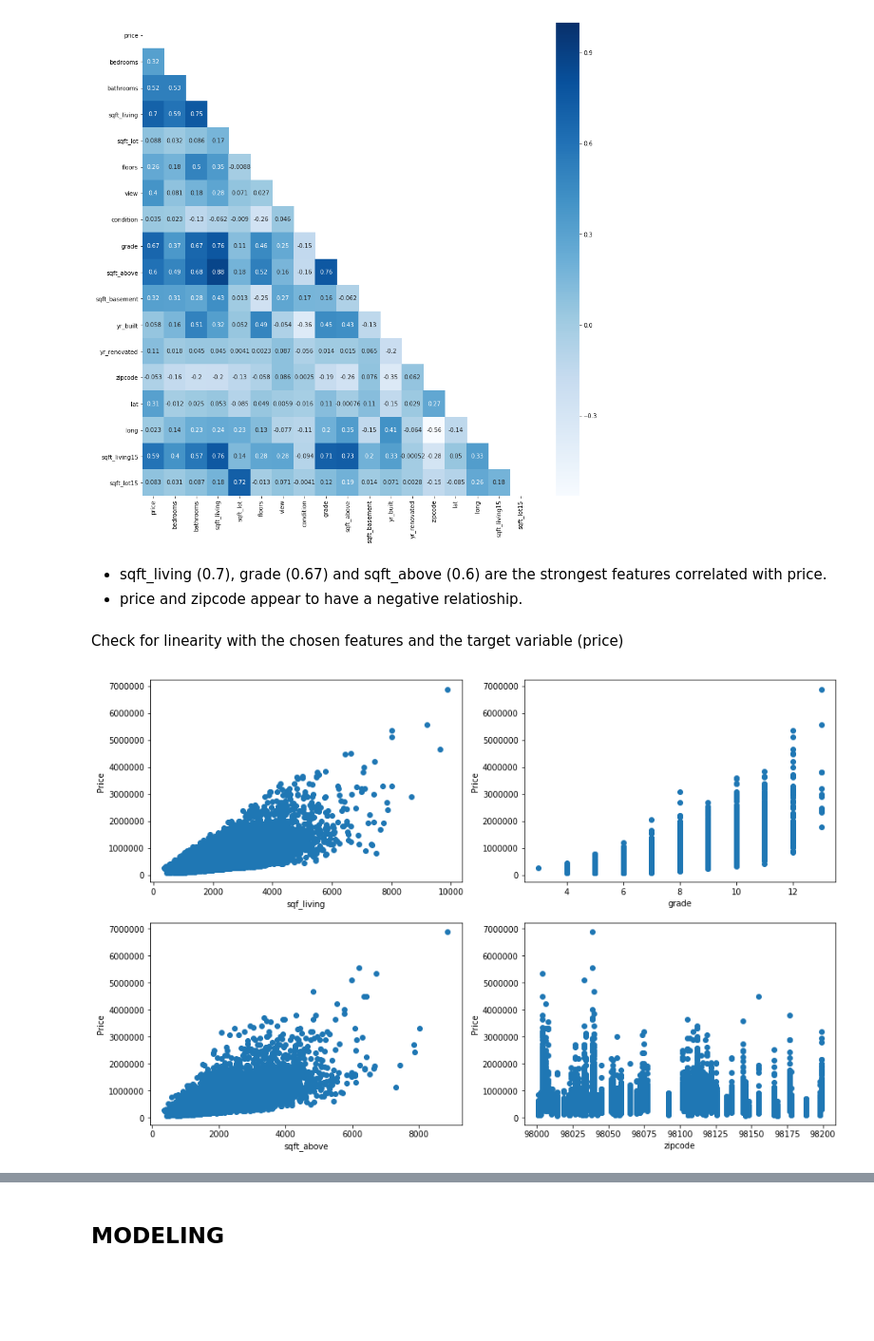
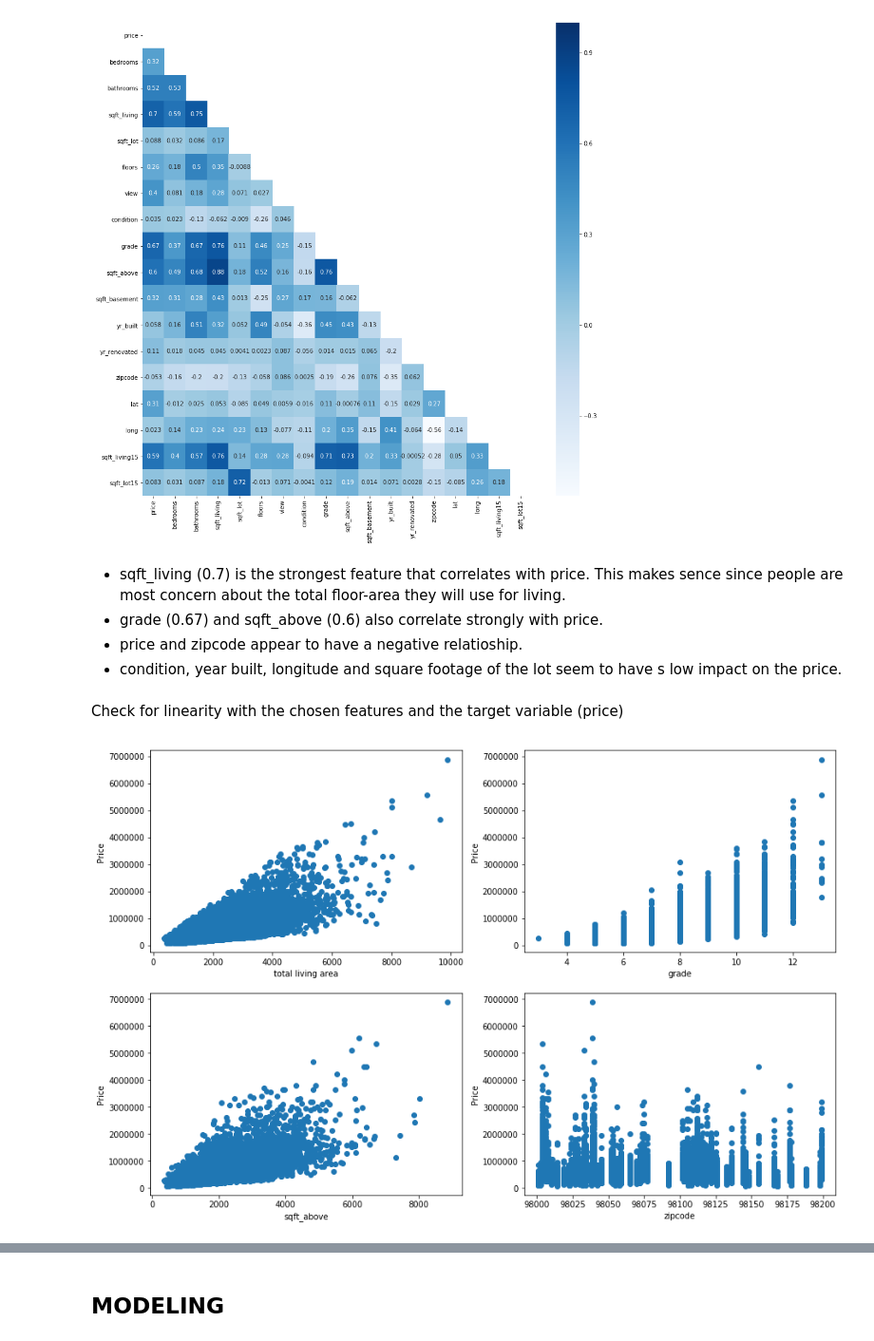
Before and after one commit to naquech-DS/dsc-1-final-project-online-ds-ft-112618, a Jupyter notebook: student.ipynb, the cells around one changed output, grey strips where cells are left out. Shown at 95% size. Drawn from its saved outputs; the diff is of its cells as text; code cells hidden in the pictures; blank space fills up the shorter version.

```diff
--- a/student.ipynb
+++ b/student.ipynb
@@ -679,34 +678,36 @@ sns.heatmap(corr, cmap="Blues", annot=True, mask=mask);
 # %% [output]
 [figure]
 # %% [markdown]
-* sqft_living (0.7), grade (0.67) and sqft_above (0.6) are the strongest features correlated with price.
+* sqft_living (0.7) is the strongest feature that correlates with price. This makes sence since people are most concern about the total floor-area they will use for living.
+* grade (0.67) and sqft_above (0.6) also correlate strongly with price.
 * price and zipcode appear to have a negative relatioship.
+* condition, year built, longitude and square footage of the lot seem to have s low impact on the price.
 # %% [markdown]
 Check for linearity with the chosen features and the target variable (price)
 # %%
 fig = plt.figure(figsize=(15,10))
 
 ax1 = fig.add_subplot(221)
 ax1.scatter(df['sqft_living'], df['price'])
-plt.xlabel('sqf_living')
+plt.xlabel('total living area')
 plt.ylabel('Price')
 
-ax1 = fig.add_subplot(222)
-ax1.scatter(df['grade'], df['price'])
+ax2 = fig.add_subplot(222)
+ax2.scatter(df['grade'], df['price'])
 plt.xlabel('grade')
 plt.ylabel('Price')
 
-ax1 = fig.add_subplot(223)
-ax1.scatter(df['sqft_above'], df['price'])
+ax3 = fig.add_subplot(223)
+ax3.scatter(df['sqft_above'], df['price'])
 plt.xlabel('sqft_above')
 plt.ylabel('Price')
 
-ax1 = fig.add_subplot(224)
-ax1.scatter(df['zipcode'], df['price'])
+ax4 = fig.add_subplot(224)
+ax4.scatter(df['zipcode'], df['price'])
 plt.xlabel('zipcode')
 plt.ylabel('Price')
 
 plt.show()
 # %% [output]
-[figure, old version]
+[figure, new version]
 # %% [markdown]
```
Also changed, not shown: parts of 16 cells of this notebook.
